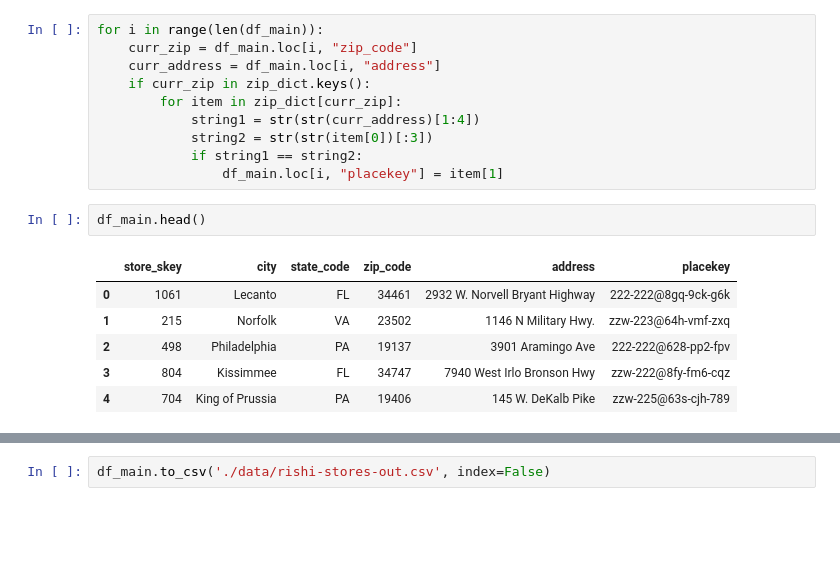
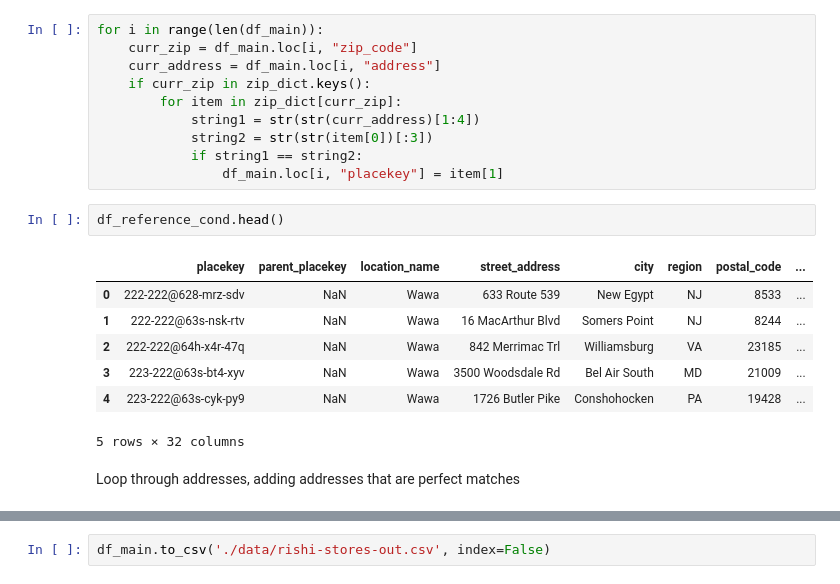
Before and after one commit to ShahRishi/safegraph-dataset, a Jupyter notebook: add-placekey.ipynb, the cells around one changed output, grey strips where cells are left out. Cells and saved outputs as stored; diff of their text form; blank space fills up the shorter version.

Commit message:
perfect match attempt

```diff
--- a/add-placekey.ipynb
+++ b/add-placekey.ipynb
@@ -56,11 +42,14 @@ for i in range(len(df_main)):
             if string1 == string2:
                 df_main.loc[i, "placekey"] = item[1]
 # %%
-df_main.head()
+df_reference_cond.head()
 # %% [output]
-|  | store_skey | city | state_code | zip_code | address | placekey |
-| 0 | 1061 | Lecanto | FL | 34461 | 2932 W. Norvell Bryant Highway | 222-222@8gq-9ck-g6k |
-| 1 | 215 | Norfolk | VA | 23502 | 1146 N Military Hwy. | zzw-223@64h-vmf-zxq |
-| 2 | 498 | Philadelphia | PA | 19137 | 3901 Aramingo Ave | 222-222@628-pp2-fpv |
-| 3 | 804 | Kissimmee | FL | 34747 | 7940 West Irlo Bronson Hwy | zzw-222@8fy-fm6-cqz |
-| 4 | 704 | King of Prussia | PA | 19406 | 145 W. DeKalb Pike | zzw-225@63s-cjh-789 |
+|  | placekey | parent_placekey | location_name | street_address | city | region | postal_code | ... |
+| 0 | 222-222@628-mrz-sdv | NaN | Wawa | 633 Route 539 | New Egypt | NJ | 8533 | ... |
+| 1 | 222-222@63s-nsk-rtv | NaN | Wawa | 16 MacArthur Blvd | Somers Point | NJ | 8244 | ... |
+| 2 | 222-222@64h-x4r-47q | NaN | Wawa | 842 Merrimac Trl | Williamsburg | VA | 23185 | ... |
+| 3 | 223-222@63s-bt4-xyv | NaN | Wawa | 3500 Woodsdale Rd | Bel Air South | MD | 21009 | ... |
+| 4 | 223-222@63s-cyk-py9 | NaN | Wawa | 1726 Butler Pike | Conshohocken | PA | 19428 | ... |
+5 rows × 32 columns
+# %% [markdown]
+Loop through addresses, adding addresses that are perfect matches
```
Also changed, not shown: parts of 4 cells of this notebook.
